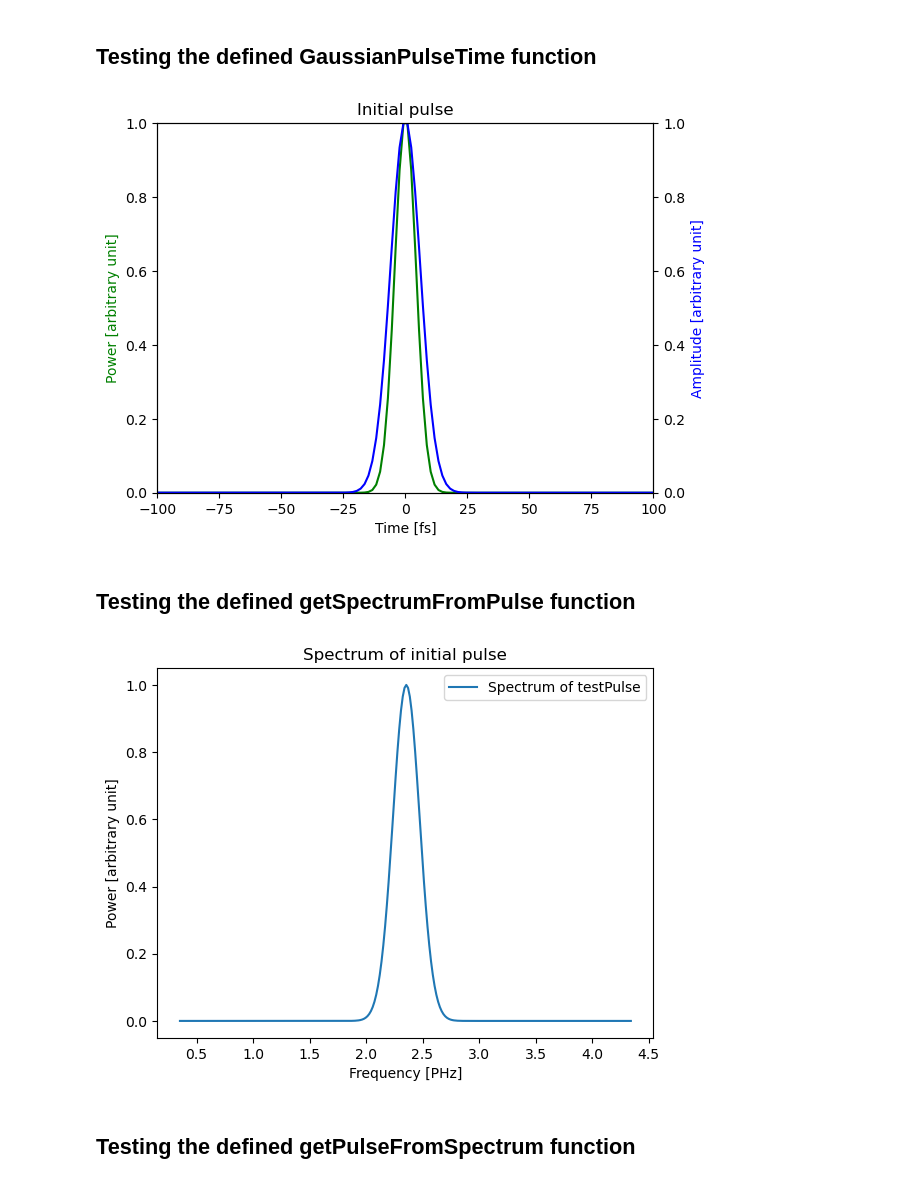
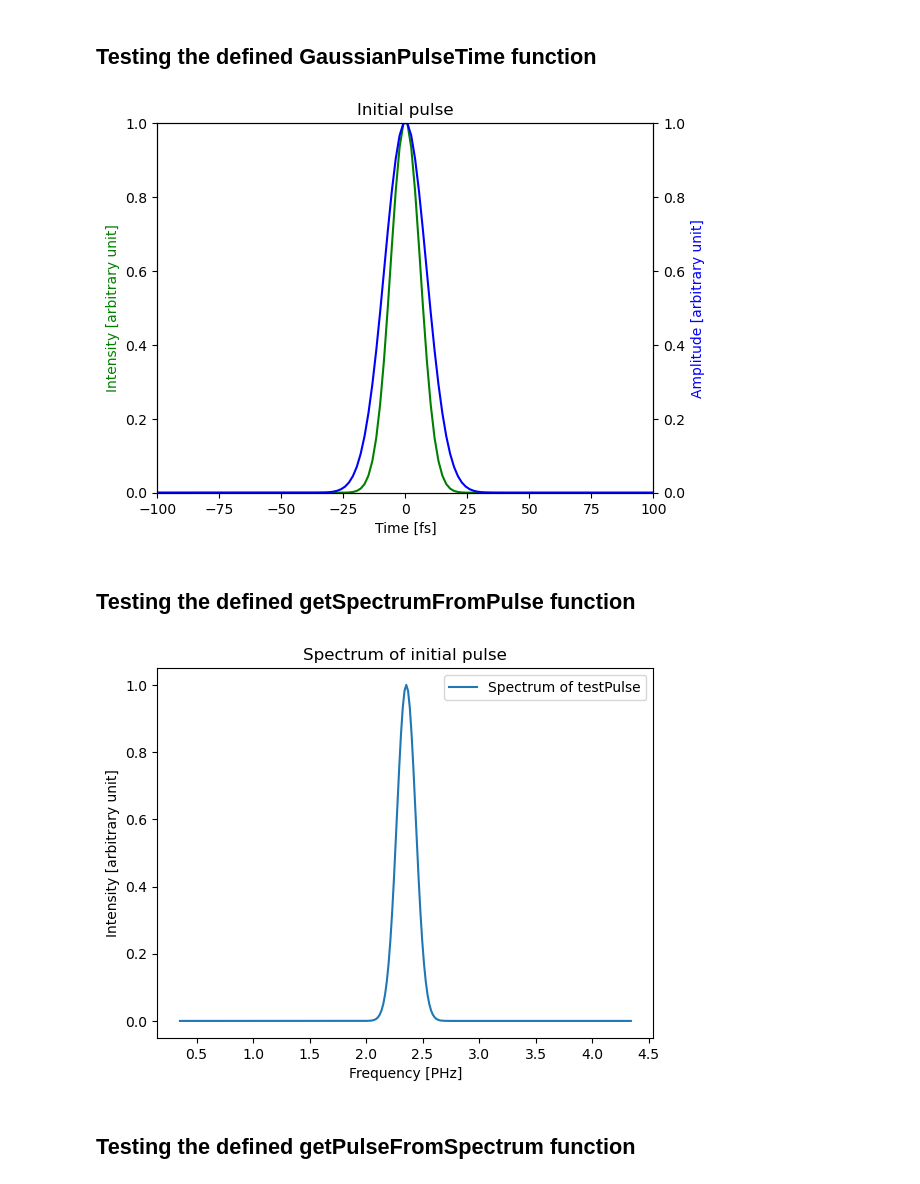
Before and after one commit to physx-is-fun/GNLSE, a Jupyter notebook: notebook.ipynb, the cells around one changed output. Cells and saved outputs as stored; diff of their text form; code cells hidden in the pictures.

```diff
--- a/notebook.ipynb
+++ b/notebook.ipynb
@@ -57,24 +57,24 @@ compressor = COMPRESSOR_config(GDD_mirror, N_bouncing)
 # %%
 # Initialize Gaussian pulse in the time domain
 X, Y, T = np.meshgrid(simulation.x, simulation.y, simulation.t, indexing='ij')
 testPulse = GaussianPulse(T,laser.tau0, X, Y, laser.beam_waist, laser.amplitude)
 testPulse = testPulse[simulation.nx // 2, simulation.ny // 2, :]
 
 fig, ax1 = plt.subplots()
 ax2 = ax1.twinx()
 plt.title("Initial pulse")
-ax1.plot(simulation.t_fs,getPower(testPulse)/np.max(getPower(testPulse)),'g-')
+ax1.plot(simulation.t_fs,getIntensity(testPulse)/np.max(getIntensity(testPulse)),'g-')
 ax2.plot(simulation.t_fs,abs(testPulse)/np.max(abs(testPulse)),'b-')
 ax1.set_xlabel("Time [fs]")
-ax1.set_ylabel("Power [arbitrary unit]", color='g')
+ax1.set_ylabel("Intensity [arbitrary unit]", color='g')
 ax2.set_ylabel("Amplitude [arbitrary unit]", color='b')
 ax1.set_ylim(0,1)
 ax2.set_ylim(0,1)
 plt.xlim(-5*laser.tau0*1e15,5*laser.tau0*1e15)
 savePlot('initial pulse')
 plt.show()
 # %% [output]
-[figure, old version]
+[figure, new version]
 # %% [markdown]
 ## Testing the defined getSpectrumFromPulse function
 # %%
@@ -82,15 +82,15 @@ plt.show()
 testSpectrum=getSpectrumFromPulse(simulation.t,testPulse)
 plt.figure()
 plt.title("Spectrum of initial pulse")
-plt.plot(simulation.f_PHz_rel,getPower(testSpectrum)/np.max(getPower(testSpectrum)),label="Spectrum of testPulse")
+plt.plot(simulation.f_PHz_rel,getIntensity(testSpectrum)/np.max(getIntensity(testSpectrum)),label="Spectrum of testPulse")
 #plt.axis([-1 + laser.frequency0,1 + laser.frequency0,0,1])
 plt.xlabel("Frequency [PHz]")
-plt.ylabel("Power [arbitrary unit]")
+plt.ylabel("Intensity [arbitrary unit]")
 plt.legend()
 savePlot('spectrum of the initial pulse')
 plt.show()
 # %% [output]
-[figure, old version]
+[figure, new version]
 # %% [markdown]
 ## Testing the defined getPulseFromSpectrum function
 # %%
```
Also changed, not shown: parts of 5 cells of this notebook, 15 other files.
